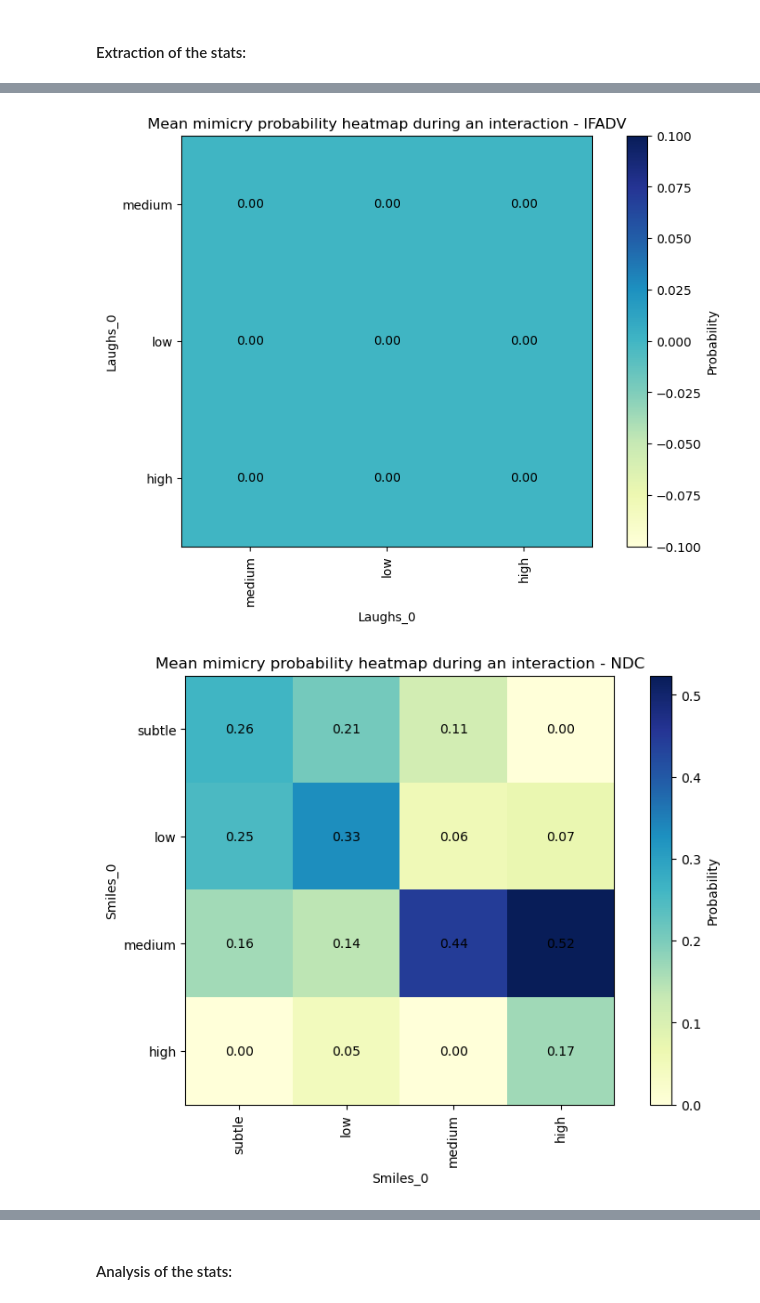
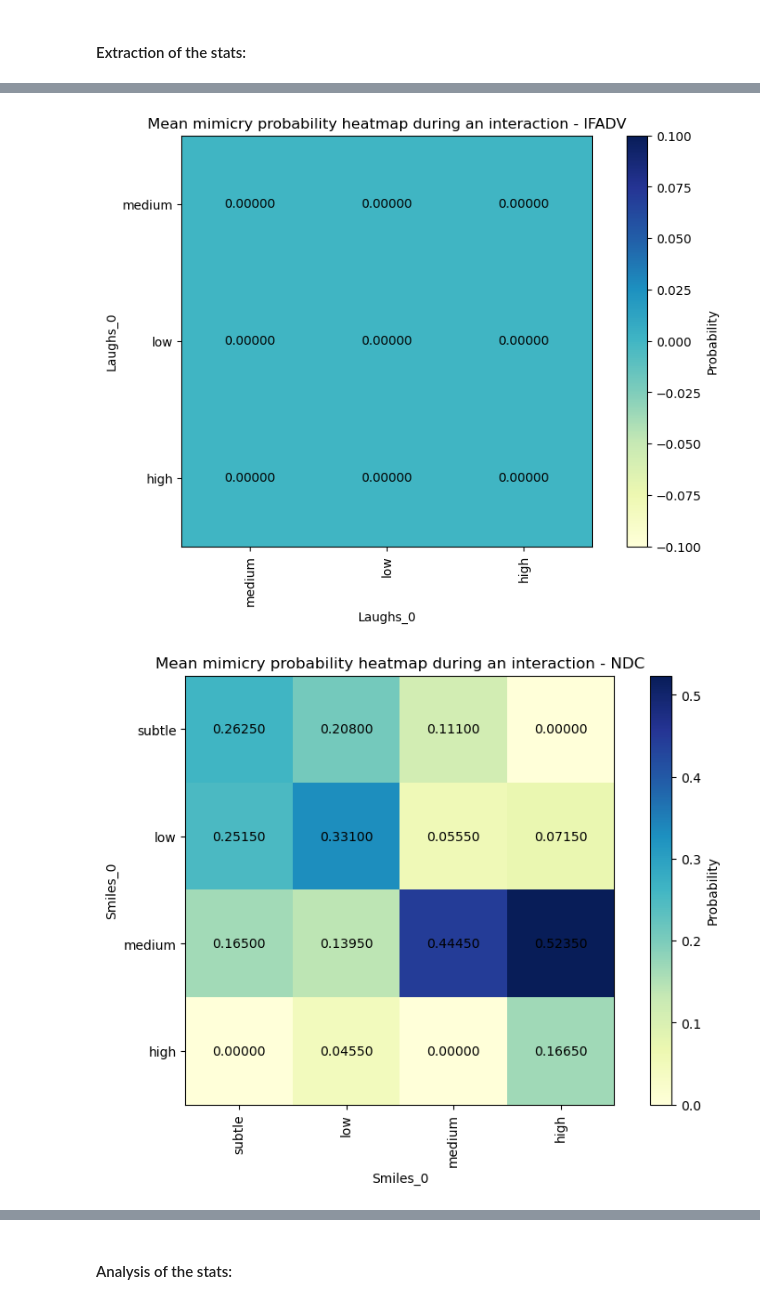
Before and after one commit to LucileVincent/S-L-Dynamics-Analysis, a Jupyter notebook: article_stats.ipynb, the cells around one changed output, grey strips where cells are left out. Saved outputs shown, nothing was run; the diff lists cells and outputs as text; code cells hidden in the pictures.

```diff
--- a/article_stats.ipynb
+++ b/article_stats.ipynb
@@ -59,7 +59,7 @@ for i, database in enumerate(databases_name):
     for x in range(len(expressions)):
         for y in range(len(expressions)):
             text_color = 'black'  # Default text color
-            ax.text(y, x, f'{probabilities_matrix[x, y]:.2f}', ha='center', va='center', color=text_color)
+            ax.text(y, x, f'{probabilities_matrix[x, y]:.5f}', ha='center', va='center', color=text_color)
 
     # Customize the plot
     fig.colorbar(im, ax=ax, label='Probability')
@@ -134,7 +134,7 @@ for i, database in enumerate(databases_name):
     for x in range(num_entities_A):
         for y in range(num_entities_B):
             text_color = 'black'  # Default text color
-            ax.text(y, x, f'{probabilities_matrix_2[x, y]:.2f}', ha='center', va='center', color=text_color)
+            ax.text(y, x, f'{probabilities_matrix_2[x, y]:.5f}', ha='center', va='center', color=text_color)
 
     # Customize the plot
     fig.colorbar(im, ax=ax, label='Probability')
@@ -227,7 +227,7 @@ for i, database in enumerate(databases_name):
             for x in range(num_entities_A):
                 for y in range(num_entities_B):
                     text_color = 'black'
-                    ax.text(y, x, f'{probabilities_matrix_2[x, y]:.2f}', ha='center', va='center', color=text_color)
+                    ax.text(y, x, f'{probabilities_matrix_2[x, y]:.5f}', ha='center', va='center', color=text_color)
 
             # Customize the plot
             fig.colorbar(im, ax=ax, label='Probability')
@@ -260,2 +260,2 @@ for i, database in enumerate(databases_name):
-[figure, old version]
+[figure, new version]
-[figure, old version]
+[figure, new version]
```
Also changed, not shown: parts of 16 cells of this notebook.
